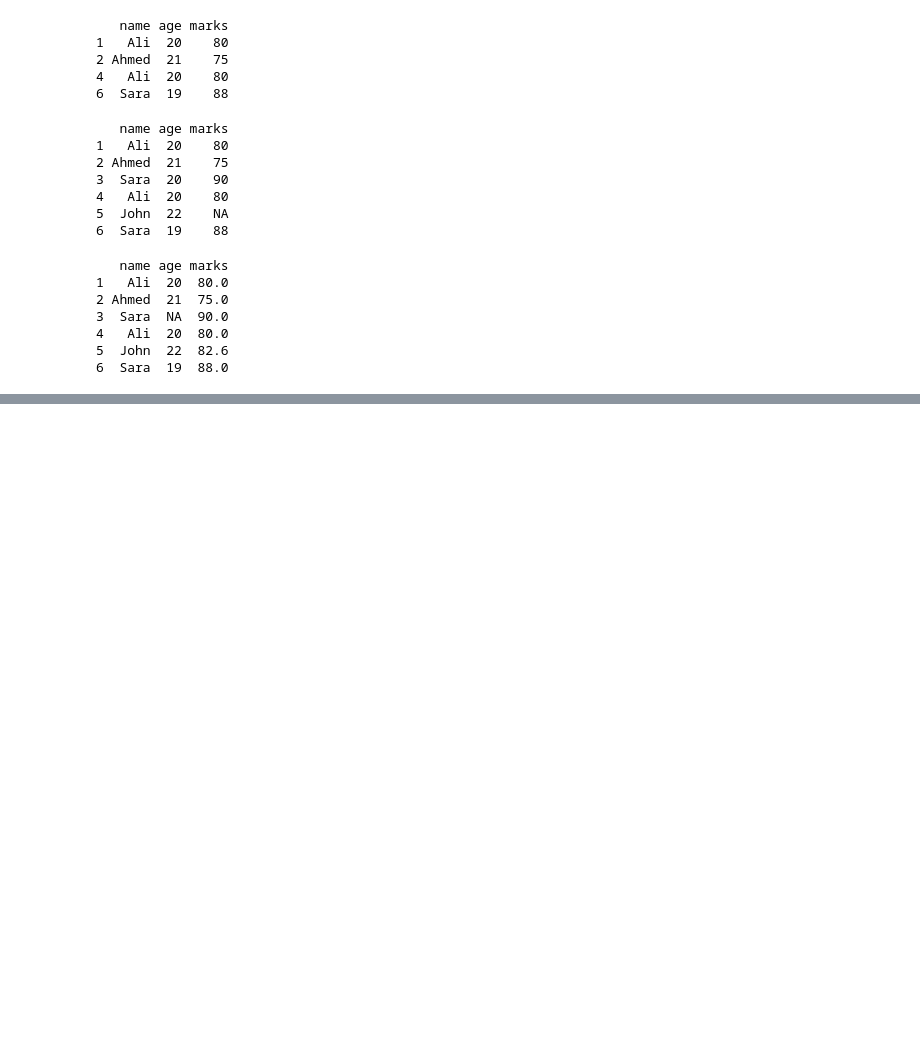
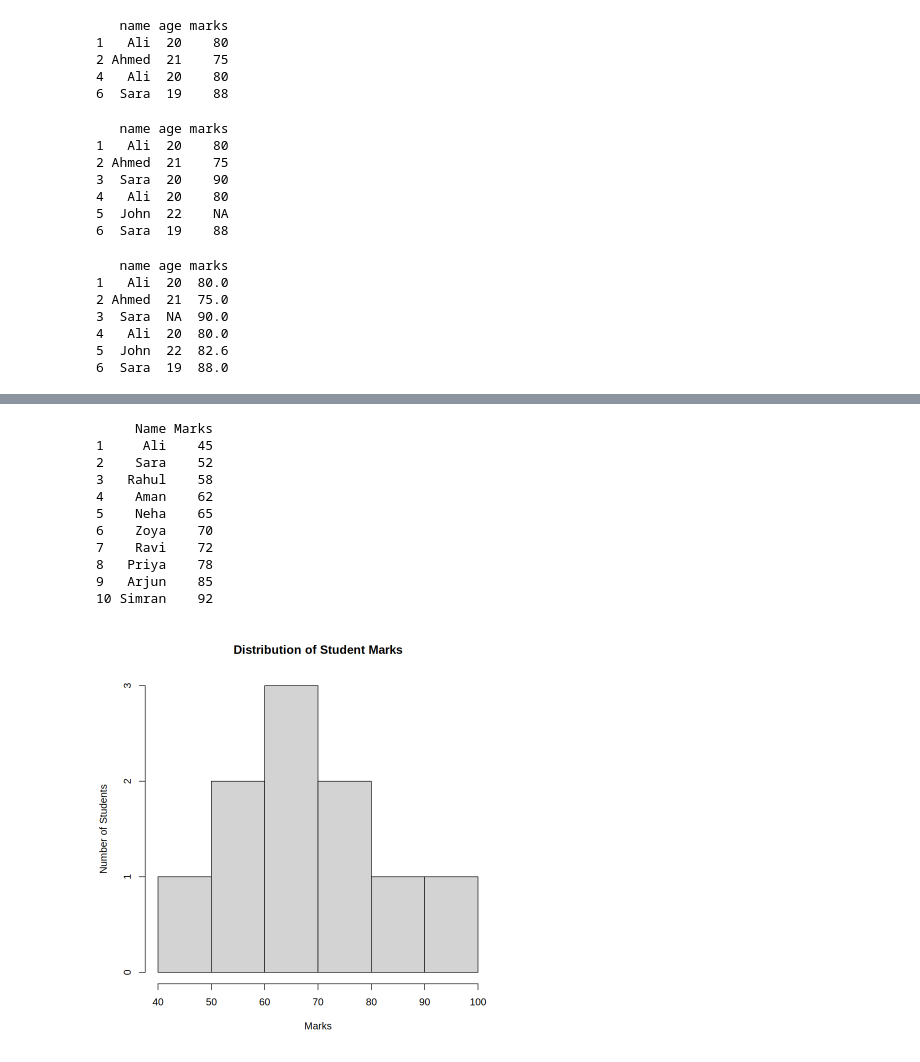
Before and after one commit to rakeshrabadiya/RwithML-GCF, a Jupyter notebook: Introduction_to_R_with_ML.ipynb, the cells around one changed output, grey strips where cells are left out. Drawn from its saved outputs; the diff is of its cells as text; code cells hidden in the pictures; blank space fills up the shorter version.

```diff
--- a/Introduction_to_R_with_ML.ipynb
+++ b/Introduction_to_R_with_ML.ipynb
@@ -692,0 +1016,32 @@ print(students)
+# %%
+# Create a small student dataset
+students <- data.frame(
+  Name = c("Ali", "Sara", "Rahul", "Aman", "Neha",
+           "Zoya", "Ravi", "Priya", "Arjun", "Simran"),
+  Marks = c(45, 52, 58, 62, 65, 70, 72, 78, 85, 92)
+)
+
+# View the dataset
+print(students)
+
+# Create histogram of student marks
+hist(
+  students$Marks,                         # Select Marks column
+  breaks = 5,                             # Suggestion for number of bins
+  main = "Distribution of Student Marks", # Graph title
+  xlab = "Marks",                         # X-axis label
+  ylab = "Number of Students"             # Y-axis label
+)
+# %% [output]
+     Name Marks
+1     Ali    45
+2    Sara    52
+3   Rahul    58
+4    Aman    62
+5    Neha    65
+6    Zoya    70
+7    Ravi    72
+8   Priya    78
+9   Arjun    85
+10 Simran    92
+[figure, added]
```
Also changed, not shown: parts of 18 cells of this notebook.
